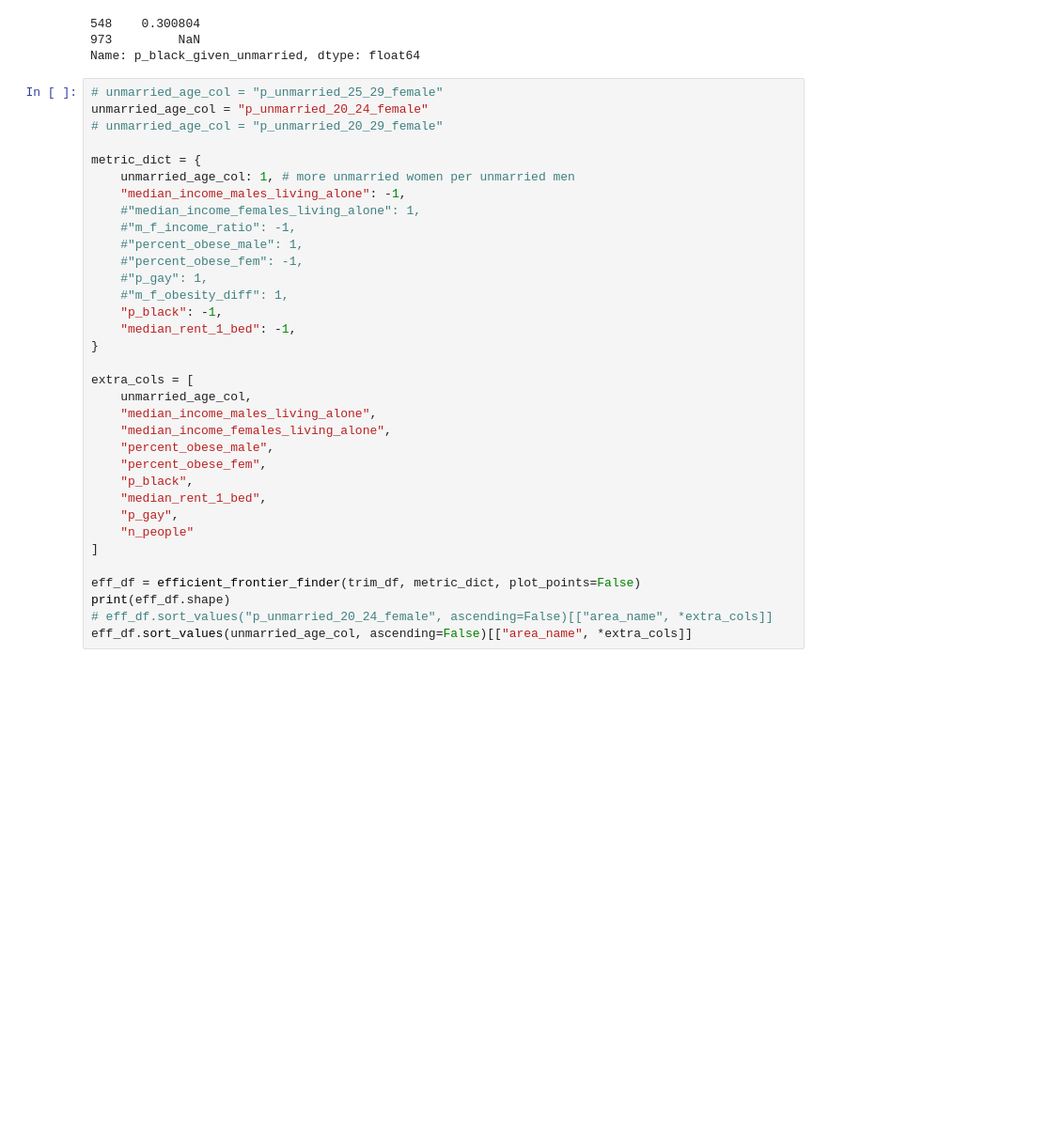
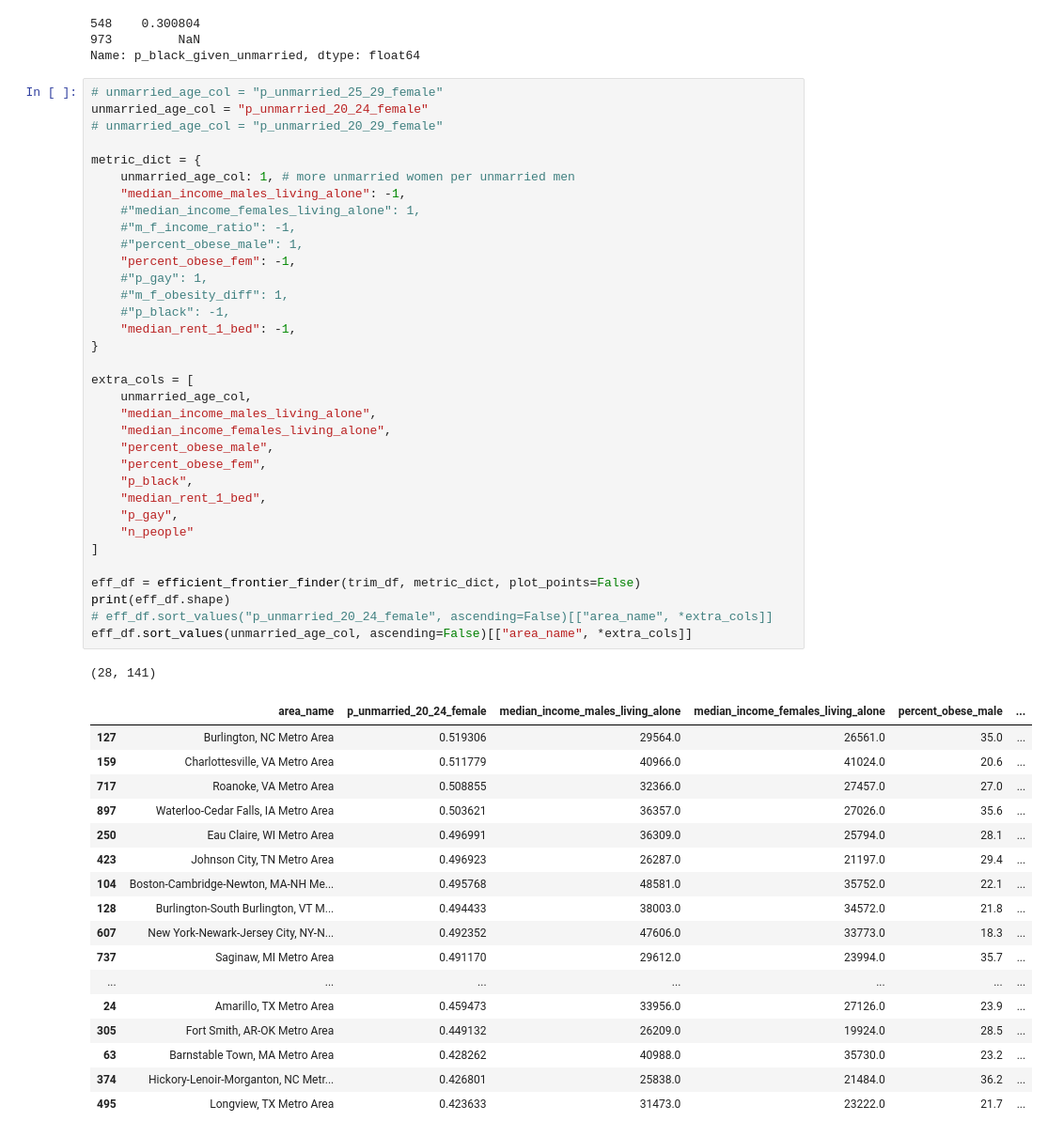
Before and after one commit to John-Curcio/census_data, a Jupyter notebook: efficient frontier - convexity.ipynb, the cells around one changed output. Shown at 94% size. Saved outputs shown, nothing was run; the diff lists cells and outputs as text; blank space fills up the shorter version.

```diff
--- a/efficient frontier - convexity.ipynb
+++ b/efficient frontier - convexity.ipynb
@@ -252,32 +252,51 @@ Name: p_black_given_unmarried, dtype: float64
 unmarried_age_col = "p_unmarried_20_24_female"
 # unmarried_age_col = "p_unmarried_20_29_female"
 
 metric_dict = {
     unmarried_age_col: 1, # more unmarried women per unmarried men
     "median_income_males_living_alone": -1,
     #"median_income_females_living_alone": 1,
     #"m_f_income_ratio": -1,
     #"percent_obese_male": 1,
-    #"percent_obese_fem": -1,
+    "percent_obese_fem": -1,
     #"p_gay": 1,
     #"m_f_obesity_diff": 1,
-    "p_black": -1,
+    #"p_black": -1,
     "median_rent_1_bed": -1,
 }
 
 extra_cols = [
     unmarried_age_col,
     "median_income_males_living_alone",
     "median_income_females_living_alone",
     "percent_obese_male",
     "percent_obese_fem",
     "p_black",
     "median_rent_1_bed",
     "p_gay",
     "n_people"
 ]
 
 eff_df = efficient_frontier_finder(trim_df, metric_dict, plot_points=False)
 print(eff_df.shape)
 # eff_df.sort_values("p_unmarried_20_24_female", ascending=False)[["area_name", *extra_cols]]
 eff_df.sort_values(unmarried_age_col, ascending=False)[["area_name", *extra_cols]]
+# %% [output]
+(28, 141)
+|  | area_name | p_unmarried_20_24_female | median_income_males_living_alone | median_income_females_living_alone | percent_obese_male | ... |
+| 127 | Burlington, NC Metro Area | 0.519306 | 29564.0 | 26561.0 | 35.0 | ... |
+| 159 | Charlottesville, VA Metro Area | 0.511779 | 40966.0 | 41024.0 | 20.6 | ... |
+| 717 | Roanoke, VA Metro Area | 0.508855 | 32366.0 | 27457.0 | 27.0 | ... |
+| 897 | Waterloo-Cedar Falls, IA Metro Area | 0.503621 | 36357.0 | 27026.0 | 35.6 | ... |
+| 250 | Eau Claire, WI Metro Area | 0.496991 | 36309.0 | 25794.0 | 28.1 | ... |
+| 423 | Johnson City, TN Metro Area | 0.496923 | 26287.0 | 21197.0 | 29.4 | ... |
+| 104 | Boston-Cambridge-Newton, MA-NH Me... | 0.495768 | 48581.0 | 35752.0 | 22.1 | ... |
+| 128 | Burlington-South Burlington, VT M... | 0.494433 | 38003.0 | 34572.0 | 21.8 | ... |
+| 607 | New York-Newark-Jersey City, NY-N... | 0.492352 | 47606.0 | 33773.0 | 18.3 | ... |
+| 737 | Saginaw, MI Metro Area | 0.491170 | 29612.0 | 23994.0 | 35.7 | ... |
+| ... | ... | ... | ... | ... | ... | ... |
+| 24 | Amarillo, TX Metro Area | 0.459473 | 33956.0 | 27126.0 | 23.9 | ... |
+| 305 | Fort Smith, AR-OK Metro Area | 0.449132 | 26209.0 | 19924.0 | 28.5 | ... |
+| 63 | Barnstable Town, MA Metro Area | 0.428262 | 40988.0 | 35730.0 | 23.2 | ... |
+| 374 | Hickory-Lenoir-Morganton, NC Metr... | 0.426801 | 25838.0 | 21484.0 | 36.2 | ... |
+| 495 | Longview, TX Metro Area | 0.423633 | 31473.0 | 23222.0 | 21.7 | ... |
```
Also changed, not shown: parts of 23 cells of this notebook, 2 other files.
